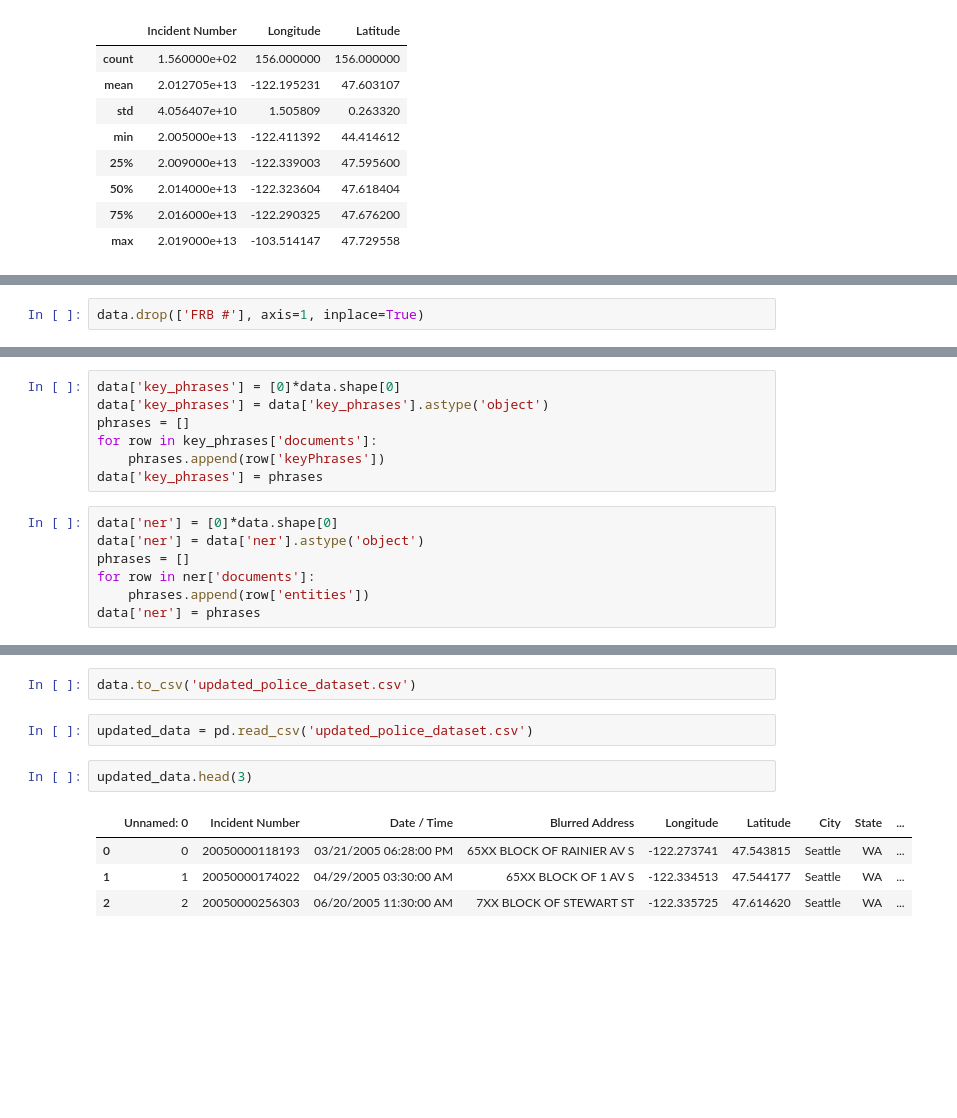
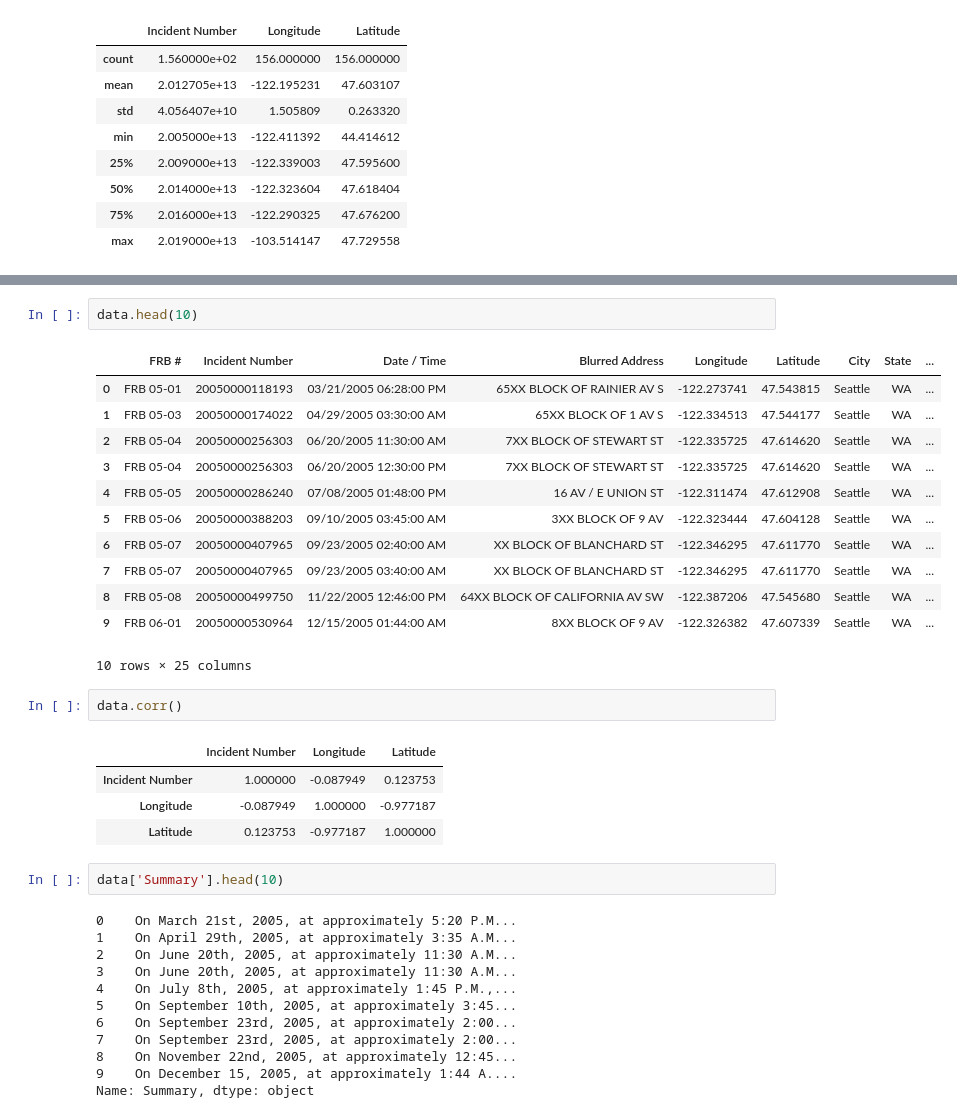
Before and after one commit to michelle14lee/Microsoft-X-PiE-Text-Analytics-Datathon-2020, a Jupyter notebook: EDA.ipynb, the cells around one changed output, grey strips where cells are left out. Drawn from its saved outputs; the diff is of its cells as text; blank space fills up the shorter version.

```diff
--- a/EDA.ipynb
+++ b/EDA.ipynb
@@ -145,2 +191,0 @@ data.head(4)
-# %%
-data.drop(['FRB #'], axis=1, inplace=True)
@@ -295,14 +191,0 @@ for i in range(0, data.shape[0], 5):
-# %%
-data['key_phrases'] = [0]*data.shape[0]
-data['key_phrases'] = data['key_phrases'].astype('object')
-phrases = []
-for row in key_phrases['documents']:
-    phrases.append(row['keyPhrases'])
-data['key_phrases'] = phrases
-# %%
-data['ner'] = [0]*data.shape[0]
-data['ner'] = data['ner'].astype('object')
-phrases = []
-for row in ner['documents']:
-    phrases.append(row['entities'])
-data['ner'] = phrases
@@ -316,11 +192,36 @@ data.head(3)
-# %%
-data.to_csv('updated_police_dataset.csv')
-# %%
-updated_data = pd.read_csv('updated_police_dataset.csv')
-# %%
-updated_data.head(3)
-# %% [output]
-|  | Unnamed: 0 | Incident Number | Date / Time | Blurred Address | Longitude | Latitude | City | State | ... |
-| 0 | 0 | 20050000118193 | 03/21/2005 06:28:00 PM | 65XX BLOCK OF RAINIER AV S | -122.273741 | 47.543815 | Seattle | WA | ... |
-| 1 | 1 | 20050000174022 | 04/29/2005 03:30:00 AM | 65XX BLOCK OF 1 AV S | -122.334513 | 47.544177 | Seattle | WA | ... |
-| 2 | 2 | 20050000256303 | 06/20/2005 11:30:00 AM | 7XX BLOCK OF STEWART ST | -122.335725 | 47.614620 | Seattle | WA | ... |
+# %%
+data.head(10)
+# %% [output]
+|  | FRB # | Incident Number | Date / Time | Blurred Address | Longitude | Latitude | City | State | ... |
+| 0 | FRB 05-01 | 20050000118193 | 03/21/2005 06:28:00 PM | 65XX BLOCK OF RAINIER AV S | -122.273741 | 47.543815 | Seattle | WA | ... |
+| 1 | FRB 05-03 | 20050000174022 | 04/29/2005 03:30:00 AM | 65XX BLOCK OF 1 AV S | -122.334513 | 47.544177 | Seattle | WA | ... |
+| 2 | FRB 05-04 | 20050000256303 | 06/20/2005 11:30:00 AM | 7XX BLOCK OF STEWART ST | -122.335725 | 47.614620 | Seattle | WA | ... |
+| 3 | FRB 05-04 | 20050000256303 | 06/20/2005 12:30:00 PM | 7XX BLOCK OF STEWART ST | -122.335725 | 47.614620 | Seattle | WA | ... |
+| 4 | FRB 05-05 | 20050000286240 | 07/08/2005 01:48:00 PM | 16 AV / E UNION ST | -122.311474 | 47.612908 | Seattle | WA | ... |
+| 5 | FRB 05-06 | 20050000388203 | 09/10/2005 03:45:00 AM | 3XX BLOCK OF 9 AV | -122.323444 | 47.604128 | Seattle | WA | ... |
+| 6 | FRB 05-07 | 20050000407965 | 09/23/2005 02:40:00 AM | XX BLOCK OF BLANCHARD ST | -122.346295 | 47.611770 | Seattle | WA | ... |
+| 7 | FRB 05-07 | 20050000407965 | 09/23/2005 03:40:00 AM | XX BLOCK OF BLANCHARD ST | -122.346295 | 47.611770 | Seattle | WA | ... |
+| 8 | FRB 05-08 | 20050000499750 | 11/22/2005 12:46:00 PM | 64XX BLOCK OF CALIFORNIA AV SW | -122.387206 | 47.545680 | Seattle | WA | ... |
+| 9 | FRB 06-01 | 20050000530964 | 12/15/2005 01:44:00 AM | 8XX BLOCK OF 9 AV | -122.326382 | 47.607339 | Seattle | WA | ... |
+10 rows × 25 columns
+# %%
+data.corr()
+# %% [output]
+|  | Incident Number | Longitude | Latitude |
+| Incident Number | 1.000000 | -0.087949 | 0.123753 |
+| Longitude | -0.087949 | 1.000000 | -0.977187 |
+| Latitude | 0.123753 | -0.977187 | 1.000000 |
+# %%
+data['Summary'].head(10)
+# %% [output]
+0    On March 21st, 2005, at approximately 5:20 P.M...
+1    On April 29th, 2005, at approximately 3:35 A.M...
+2    On June 20th, 2005, at approximately 11:30 A.M...
+3    On June 20th, 2005, at approximately 11:30 A.M...
+4    On July 8th, 2005, at approximately 1:45 P.M.,...
+5    On September 10th, 2005, at approximately 3:45...
+6    On September 23rd, 2005, at approximately 2:00...
+7    On September 23rd, 2005, at approximately 2:00...
+8    On November 22nd, 2005, at approximately 12:45...
+9    On December 15, 2005, at approximately 1:44 A....
+Name: Summary, dtype: object
```
Also changed, not shown: parts of 58 cells of this notebook.
